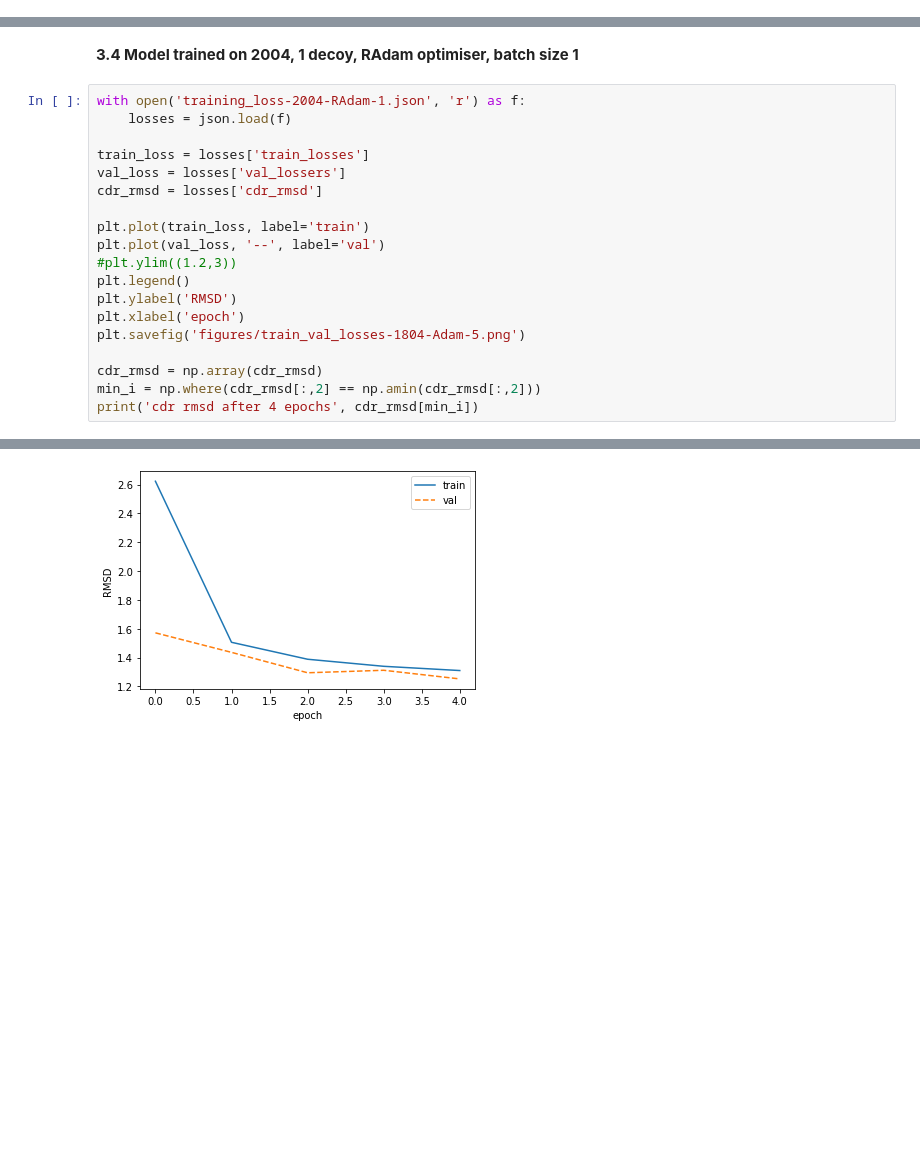
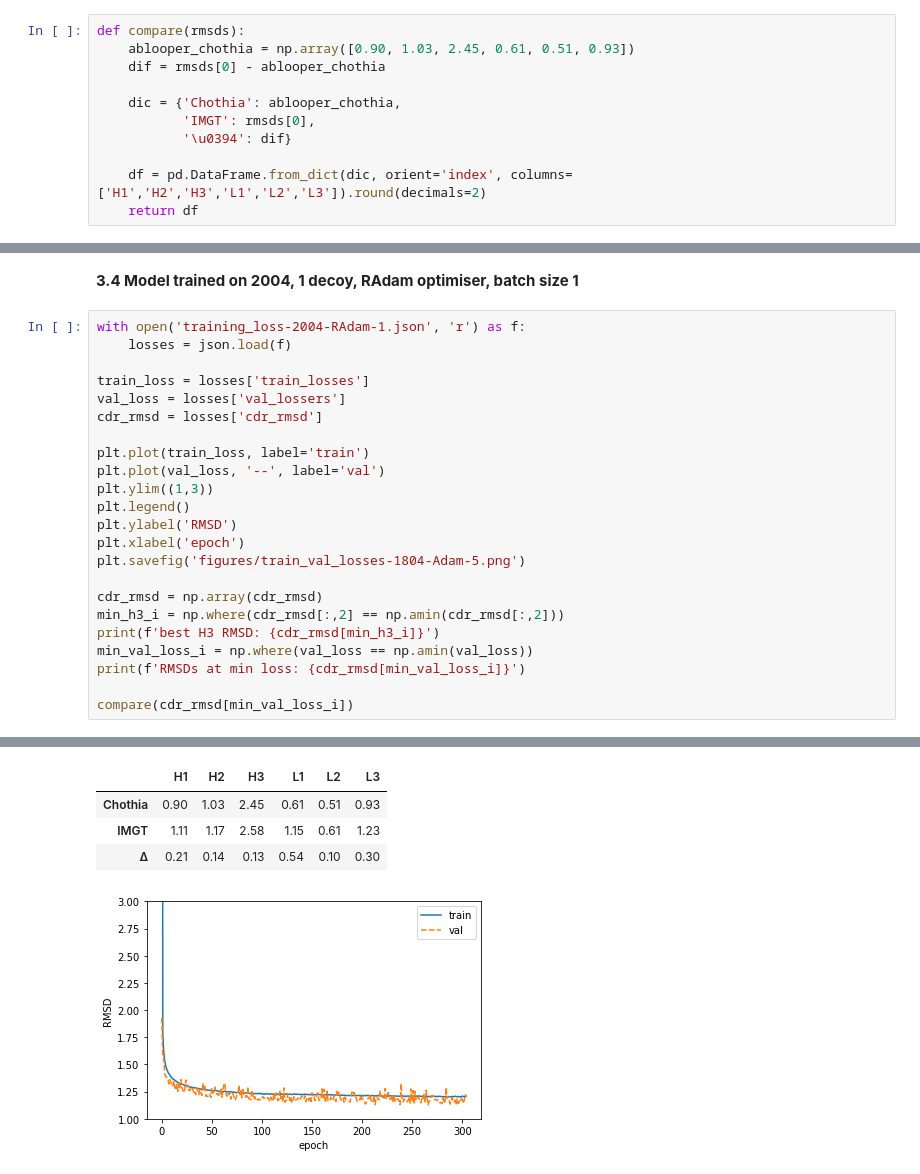
Before and after one commit to felixsihombing/ABlooper, a Jupyter notebook: analyse_training.ipynb, the cells around one changed output, grey strips where cells are left out. Drawn from its saved outputs; the diff is of its cells as text; blank space fills up the shorter version.

```diff
--- a/analyse_training.ipynb
+++ b/analyse_training.ipynb
@@ -6,3 +7,14 @@ import torch
+# %%
+def compare(rmsds):
+    ablooper_chothia = np.array([0.90, 1.03, 2.45, 0.61, 0.51, 0.93])
+    dif = rmsds[0] - ablooper_chothia
+
+    dic = {'Chothia': ablooper_chothia,
+           'IMGT': rmsds[0],
+           '\u0394': dif}
+
+    df = pd.DataFrame.from_dict(dic, orient='index', columns=['H1','H2','H3','L1','L2','L3']).round(decimals=2)
+    return df
 # %% [markdown]
 **3.1 Model trained on 16-04, 1 decoy, optimiser: RAdam, 268 epochs, batch size = 1**
 
@@ -136,13 +153,17 @@ cdr_rmsd = losses['cdr_rmsd']
 
 plt.plot(train_loss, label='train')
 plt.plot(val_loss, '--', label='val')
-#plt.ylim((1.2,3))
+plt.ylim((1,3))
 plt.legend()
 plt.ylabel('RMSD')
 plt.xlabel('epoch')
 plt.savefig('figures/train_val_losses-1804-Adam-5.png')
 
 cdr_rmsd = np.array(cdr_rmsd)
-min_i = np.where(cdr_rmsd[:,2] == np.amin(cdr_rmsd[:,2]))
-print('cdr rmsd after 4 epochs', cdr_rmsd[min_i])
+min_h3_i = np.where(cdr_rmsd[:,2] == np.amin(cdr_rmsd[:,2]))
+print(f'best H3 RMSD: {cdr_rmsd[min_h3_i]}')
+min_val_loss_i = np.where(val_loss == np.amin(val_loss))
+print(f'RMSDs at min loss: {cdr_rmsd[min_val_loss_i]}')
+
+compare(cdr_rmsd[min_val_loss_i])
 # %% [output]
@@ -150 +172,5 @@ cdr rmsd after 4 epochs [[1.24750841 1.24426234 2.87708974 1.38911819 0.70255274
+|  | H1 | H2 | H3 | L1 | L2 | L3 |
+| Chothia | 0.90 | 1.03 | 2.45 | 0.61 | 0.51 | 0.93 |
+| IMGT | 1.11 | 1.17 | 2.58 | 1.15 | 0.61 | 1.23 |
+| Δ | 0.21 | 0.14 | 0.13 | 0.54 | 0.10 | 0.30 |
-[figure, old version]
+[figure, new version]
```
Also changed, not shown: parts of 4 cells of this notebook, 3 other files.
